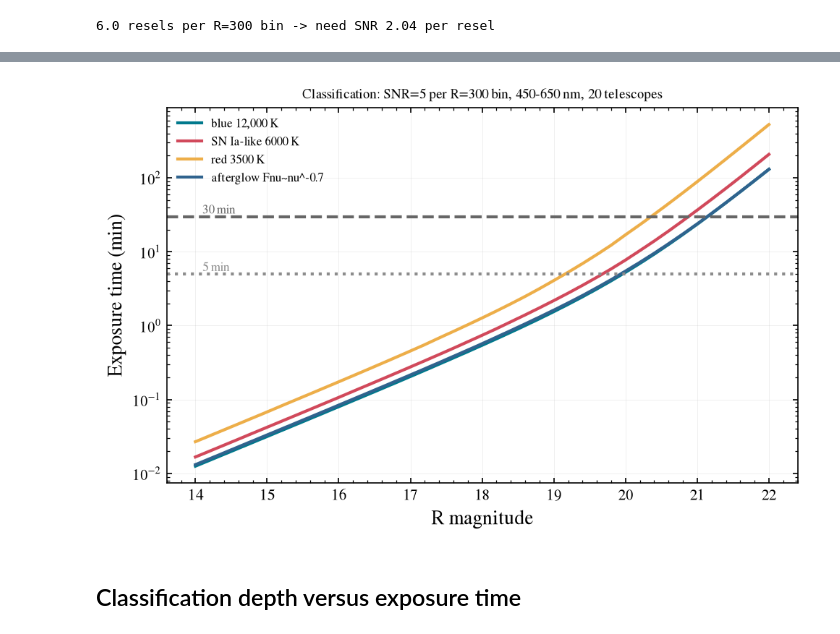
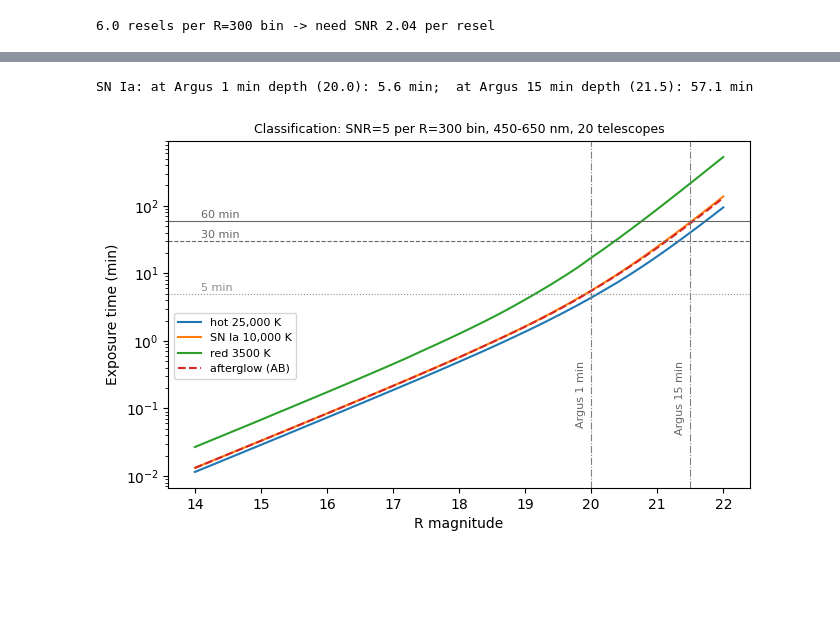
Before and after one commit to schmidt-observatories/lfast-etc, a Jupyter notebook: notebooks/04_tdamm_followup.ipynb, the cells around one changed output, grey strips where cells are left out. Saved outputs shown, nothing was run; the diff lists cells and outputs as text; code cells hidden in the pictures; blank space fills up the shorter version.

```diff
--- a/notebooks/04_tdamm_followup.ipynb
+++ b/notebooks/04_tdamm_followup.ipynb
@@ -37,6 +50,7 @@ N_TEL = 20
 WINDOW = (450, 650)          # nm, classification window
 R_BIN = 300                  # rebinned resolution for classification
 SNR_CLASS = 5                # SNR per R_BIN element needed to classify
+EXP_MAX = 3600               # s, practical upper limit for one classification spectrum
 BAND = "R"                   # magnitudes in Cousins R (~ SDSS r)
 
 bench = LFASTETC("bench_r1800", n_telescopes=N_TEL, wavelength_min_nm=WINDOW[0], wavelength_max_nm=WINDOW[1])
@@ -44,9 +58,9 @@ k = bench.instrument.resolving_power / R_BIN   # resels per rebinned element
 snr_resel_needed = SNR_CLASS / np.sqrt(k)      # SNR per native resel that gives SNR_CLASS at R_BIN
 print(f"{k:.1f} resels per R={R_BIN} bin -> need SNR {snr_resel_needed:.2f} per resel")
 
-seds = {"blue 12,000 K": Source.blackbody(12000, 0, BAND),
-        "SN Ia-like 6000 K": Source.blackbody(6000, 0, BAND),
+seds = {"hot 25,000 K": Source.blackbody(25000, 0, BAND),
+        "SN Ia 10,000 K": Source.blackbody(10000, 0, BAND),
         "red 3500 K": Source.blackbody(3500, 0, BAND),
-        "afterglow Fnu~nu^-0.7": Source.powerlaw(-0.7, 0, BAND, system="AB")}
+        "afterglow (AB)": Source.powerlaw(-0.7, 0, BAND, system="AB")}
 # %% [output]
 6.0 resels per R=300 bin -> need SNR 2.04 per resel
@@ -60,14 +81,20 @@ in the blue. The afterglow power law behaves like the blue blackbody.
 # %%
 mags = np.linspace(14, 22, 41)
 fig, ax = plt.subplots(figsize=(7.5, 4.5))
 for label, src in seds.items():
     t = bench.exptime_vs_mag(src, mags, snr=snr_resel_needed, wavelength=WINDOW)
-    ax.plot(mags, t/60, label=label)
+    ax.plot(mags, t/60, label=label, ls='--' if 'afterglow' in label else '-')
 ax.set_yscale('log'); ax.set_xlabel(f"{BAND} magnitude"); ax.set_ylabel("Exposure time (min)")
-ax.axhline(30, color='0.4', ls='--'); ax.text(14.1, 33, "30 min", fontsize=8, color='0.4')
-ax.axhline(5, color='0.55', ls=':'); ax.text(14.1, 5.5, "5 min", fontsize=8, color='0.55')
-ax.legend(fontsize=8); ax.set_title(f"Classification: SNR={SNR_CLASS} per R={R_BIN} bin, {WINDOW[0]}-{WINDOW[1]} nm, {N_TEL} telescopes", fontsize=9);
+for tmin, ls, c in ((60, '-', '0.4'), (30, '--', '0.4'), (5, ':', '0.55')):
+    ax.axhline(tmin, color=c, ls=ls, lw=0.8); ax.text(14.1, tmin*1.1, f"{tmin} min", fontsize=8, color=c)
+ARGUS = {"Argus 1 min": 20.0, "Argus 15 min": 21.5}   # g, 5 sigma, dark time (science requirements)
+for txt, mag in ARGUS.items():
+    ax.axvline(mag, color='0.5', ls='-.', lw=0.8); ax.text(mag-0.08, 0.5, txt, fontsize=8, color='0.4', rotation=90, ha='right', va='top')
+ax.legend(fontsize=8, loc='upper left', bbox_to_anchor=(0.0, 0.52))
+ax.set_title(f"Classification: SNR={SNR_CLASS} per R={R_BIN} bin, {WINDOW[0]}-{WINDOW[1]} nm, {N_TEL} telescopes", fontsize=9)
+
+t_ref = bench.exptime_vs_mag(seds["SN Ia 10,000 K"], list(ARGUS.values()), snr=snr_resel_needed, wavelength=WINDOW)
+print("SN Ia: " + ";  ".join(f"at {txt} depth ({mag}): {t/60:.1f} min" for (txt, mag), t in zip(ARGUS.items(), t_ref)))
 # %% [output]
+SN Ia: at Argus 1 min depth (20.0): 5.6 min;  at Argus 15 min depth (21.5): 57.1 min
-[figure, old version]
+[figure, new version]
-# %% [markdown]
-## Classification depth versus exposure time
```
Also changed, not shown: parts of 23 cells of this notebook, 2 other files.
